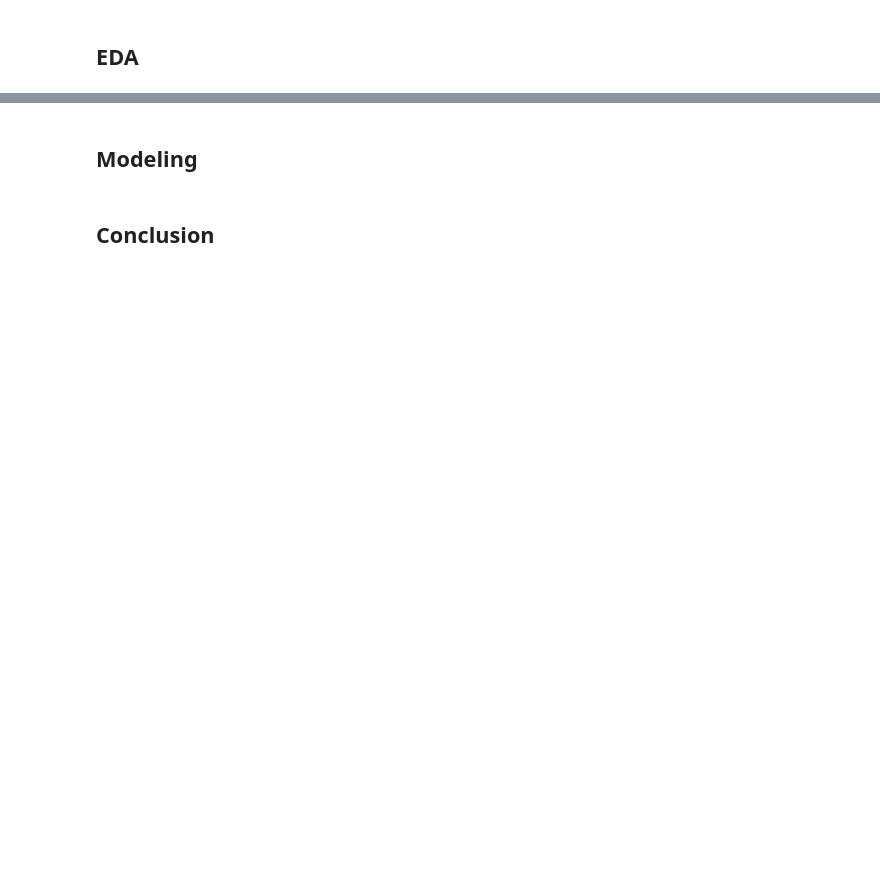
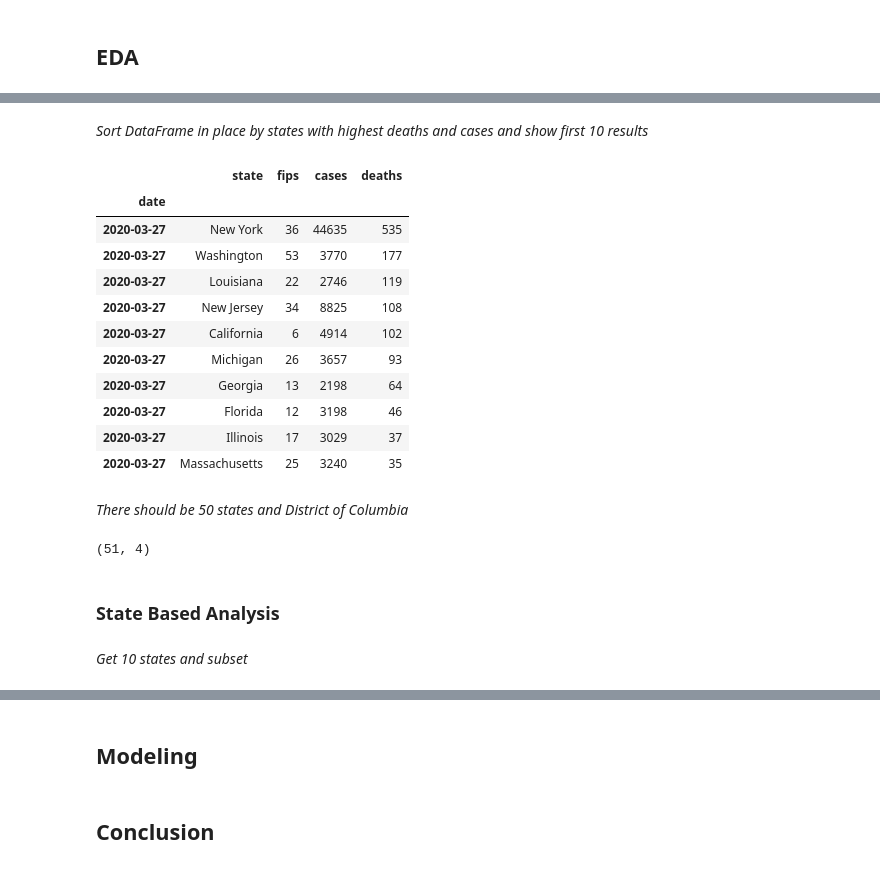
Before and after one commit to paiml/minimal-python, a Jupyter notebook: Chapter7_data_science.ipynb, the cells around one changed output, grey strips where cells are left out. Saved outputs shown, nothing was run; the diff lists cells and outputs as text; code cells hidden in the pictures; blank space fills up the shorter version.

```diff
--- a/Chapter7_data_science.ipynb
+++ b/Chapter7_data_science.ipynb
@@ -40,0 +123,28 @@ sns.scatterplot(x="cases", y="deaths",
+# %% [markdown]
+*Sort DataFrame in place by states with highest deaths and cases and show first 10 results*
+# %%
+current_df = df.loc[daybefore:today].sort_values(by=["deaths", "cases"], ascending=False)
+current_df.head(10)
+# %% [output]
+|  | state | fips | cases | deaths |
+| date |  |  |  |  |
+| 2020-03-27 | New York | 36 | 44635 | 535 |
+| 2020-03-27 | Washington | 53 | 3770 | 177 |
+| 2020-03-27 | Louisiana | 22 | 2746 | 119 |
+| 2020-03-27 | New Jersey | 34 | 8825 | 108 |
+| 2020-03-27 | California | 6 | 4914 | 102 |
+| 2020-03-27 | Michigan | 26 | 3657 | 93 |
+| 2020-03-27 | Georgia | 13 | 2198 | 64 |
+| 2020-03-27 | Florida | 12 | 3198 | 46 |
+| 2020-03-27 | Illinois | 17 | 3029 | 37 |
+| 2020-03-27 | Massachusetts | 25 | 3240 | 35 |
+# %% [markdown]
+*There should be 50 states and District of Columbia*
+# %%
+current_df.shape
+# %% [output]
+(51, 4)
+# %% [markdown]
+### State Based Analysis
+# %% [markdown]
+*Get 10 states and subset*
```
Also changed, not shown: parts of 28 cells of this notebook.
